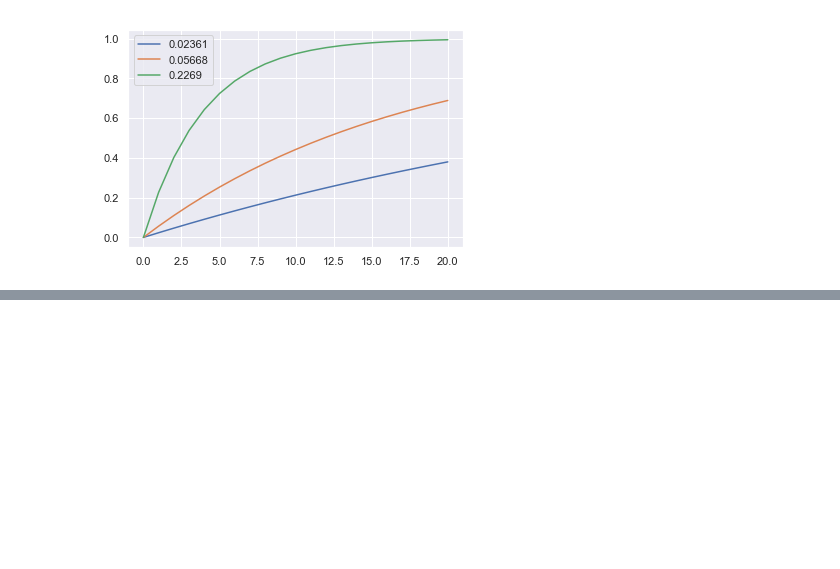
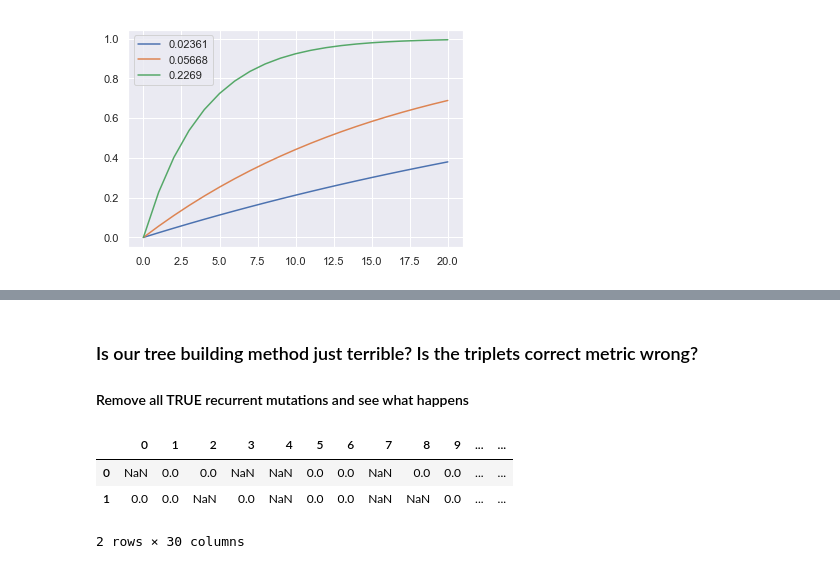
Before and after one commit to sitarapersad/lineageTracing, a Jupyter notebook: expected_singletons.ipynb, the cells around one changed output, grey strips where cells are left out. Drawn from its saved outputs; the diff is of its cells as text; code cells hidden in the pictures; blank space fills up the shorter version.

```diff
--- a/expected_singletons.ipynb
+++ b/expected_singletons.ipynb
@@ -448,0 +1150,17 @@ lineage_to_index(111)
+# %% [markdown]
+### Is our tree building method just terrible? Is the triplets correct metric wrong?
+
+#### Remove all TRUE recurrent mutations and see what happens
+# %%
+final_cells_true = copy.deepcopy(pd.DataFrame(subsampled_record[-1]))
+for (col, edit) in recurring_edits.keys():
+    ix = (final_cells_true[col]==edit)
+    # Remove this edit (no need to use it again)
+    final_cells_true.loc[ix, col] = np.nan
+
+final_cells_true.head(2)
+# %% [output]
+|  | 0 | 1 | 2 | 3 | 4 | 5 | 6 | 7 | 8 | 9 | ... | ... |
+| 0 | NaN | 0.0 | 0.0 | NaN | NaN | 0.0 | 0.0 | NaN | 0.0 | 0.0 | ... | ... |
+| 1 | 0.0 | 0.0 | NaN | 0.0 | NaN | 0.0 | 0.0 | NaN | NaN | 0.0 | ... | ... |
+2 rows × 30 columns
```
Also changed, not shown: parts of 39 cells of this notebook, 1 other file.
